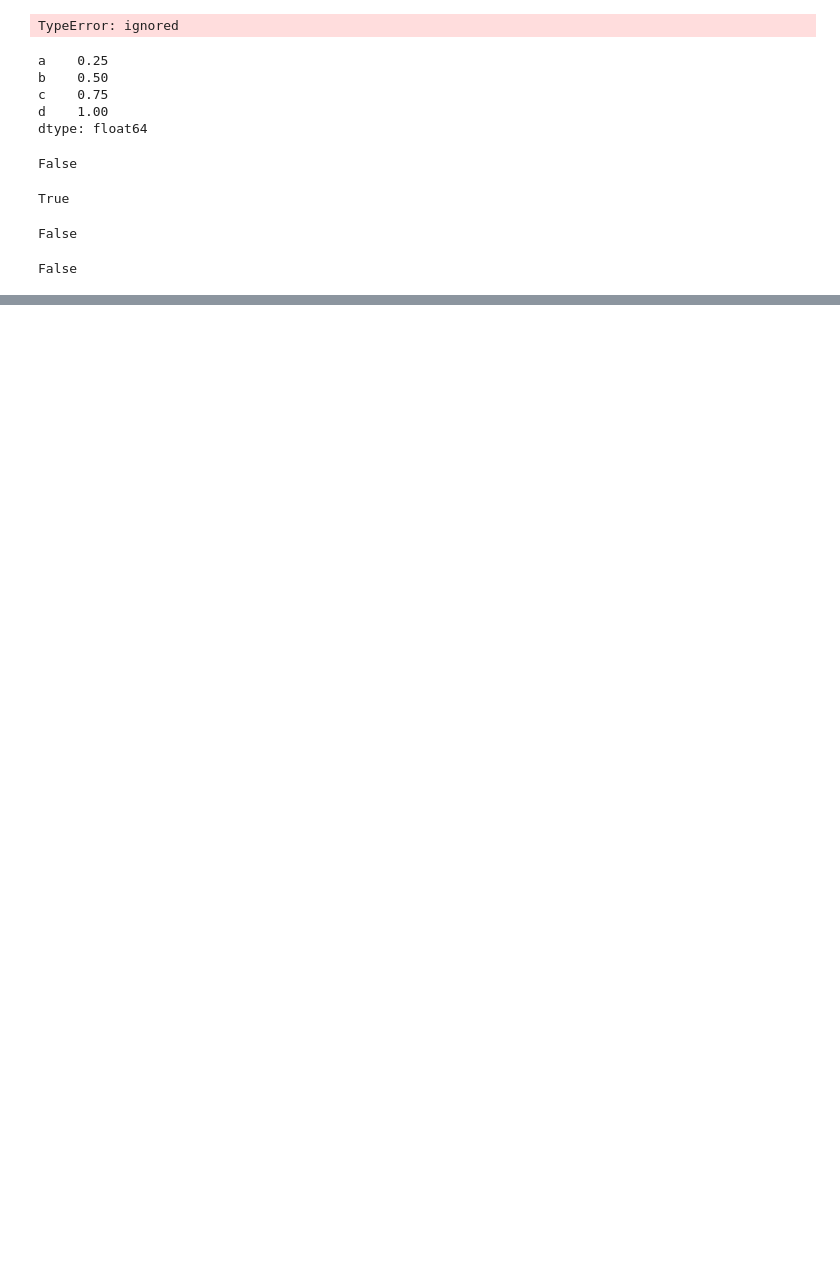
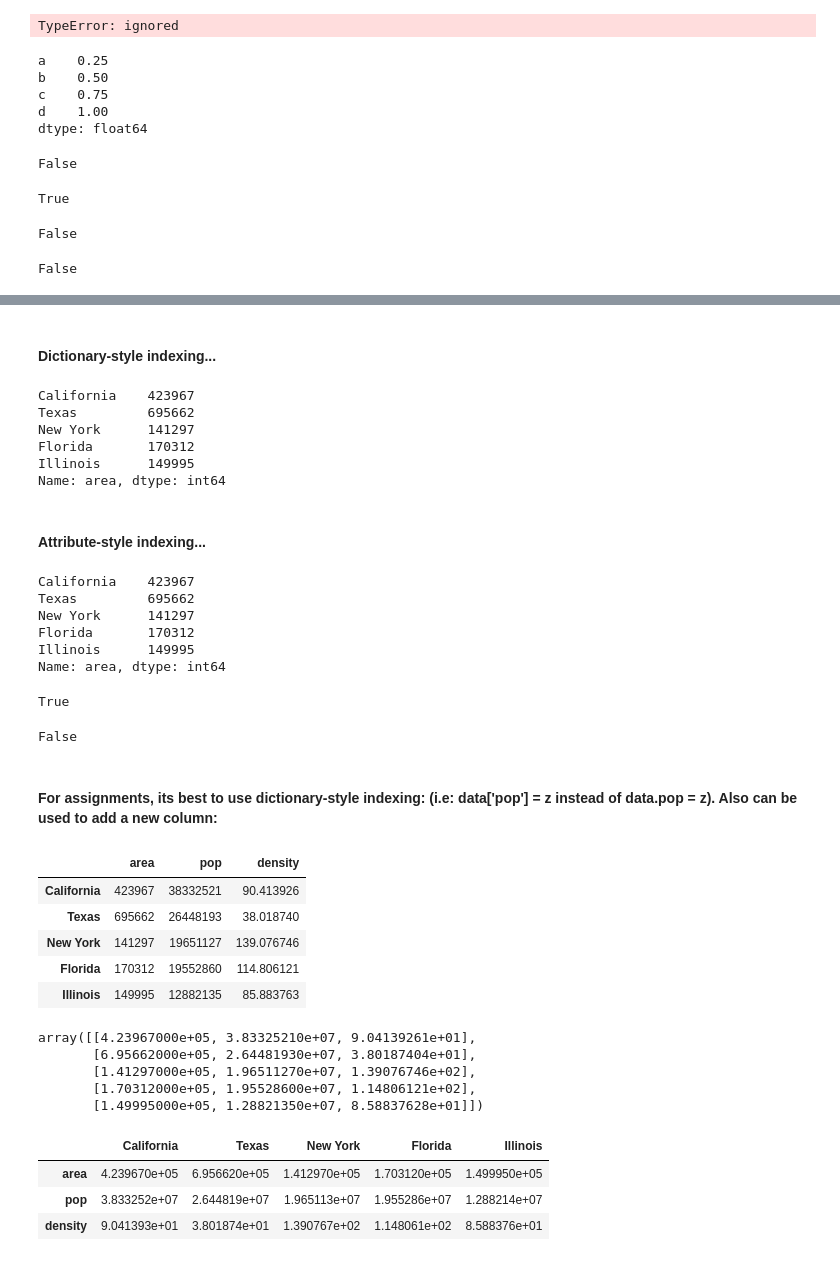
Before and after one commit to flizzer/PythonDataScienceHandbook, a Jupyter notebook: PythonDataScinceHandbookExperimentation.ipynb, the cells around one changed output, grey strips where cells are left out. Saved outputs shown, nothing was run; the diff lists cells and outputs as text; code cells hidden in the pictures; blank space fills up the shorter version.

```diff
--- a/PythonDataScinceHandbookExperimentation.ipynb
+++ b/PythonDataScinceHandbookExperimentation.ipynb
@@ -72,0 +135,5 @@ False
+# %%
+area = pd.Series({'California':423967,'Texas':695662,'New York':141297,'Florida':170312,'Illinois':149995})
+pop = pd.Series({'California':38332521,'Texas':26448193,'New York':19651127,'Florida':19552860,'Illinois':12882135})
+df = pd.DataFrame({'area':area,'pop':pop})
+df
@@ -72,0 +147,57 @@ False
+# %% [markdown]
+#### Dictionary-style indexing...
+# %%
+df['area']
+# %% [output]
+California    423967
+Texas         695662
+New York      141297
+Florida       170312
+Illinois      149995
+Name: area, dtype: int64
+# %% [markdown]
+#### Attribute-style indexing...
+# %%
+df.area
+# %% [output]
+California    423967
+Texas         695662
+New York      141297
+Florida       170312
+Illinois      149995
+Name: area, dtype: int64
+# %%
+df.area is df['area']
+# %% [output]
+True
+# %%
+df.pop is df['pop'] #False because the former references a method named pop
+# %% [output]
+False
+# %% [markdown]
+#### For assignments, its best to use dictionary-style indexing:  (i.e: data['pop'] = z instead of data.pop = z).  Also can be used to add a new column:
+# %%
+df['density'] = df['pop'] / data['area']
+df
+# %% [output]
+|  | area | pop | density |
+| California | 423967 | 38332521 | 90.413926 |
+| Texas | 695662 | 26448193 | 38.018740 |
+| New York | 141297 | 19651127 | 139.076746 |
+| Florida | 170312 | 19552860 | 114.806121 |
+| Illinois | 149995 | 12882135 | 85.883763 |
+# %%
+df.values
+# %% [output]
+array([[4.23967000e+05, 3.83325210e+07, 9.04139261e+01],
+       [6.95662000e+05, 2.64481930e+07, 3.80187404e+01],
+       [1.41297000e+05, 1.96511270e+07, 1.39076746e+02],
+       [1.70312000e+05, 1.95528600e+07, 1.14806121e+02],
+       [1.49995000e+05, 1.28821350e+07, 8.58837628e+01]])
+# %%
+df.T
+# %% [output]
+|  | California | Texas | New York | Florida | Illinois |
+| area | 4.239670e+05 | 6.956620e+05 | 1.412970e+05 | 1.703120e+05 | 1.499950e+05 |
+| pop | 3.833252e+07 | 2.644819e+07 | 1.965113e+07 | 1.955286e+07 | 1.288214e+07 |
+| density | 9.041393e+01 | 3.801874e+01 | 1.390767e+02 | 1.148061e+02 | 8.588376e+01 |
```
Also changed, not shown: parts of 27 cells of this notebook.
